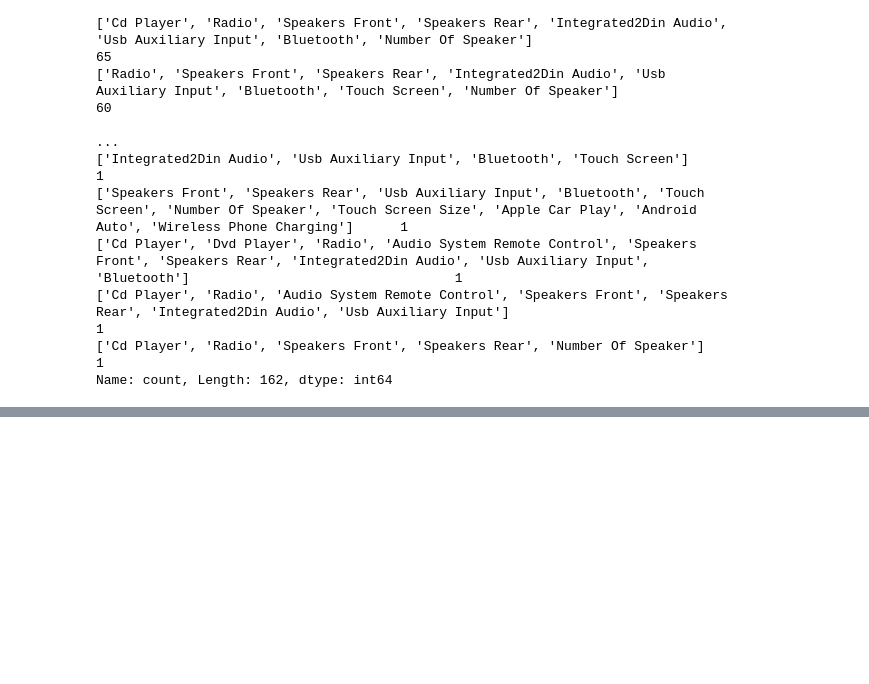
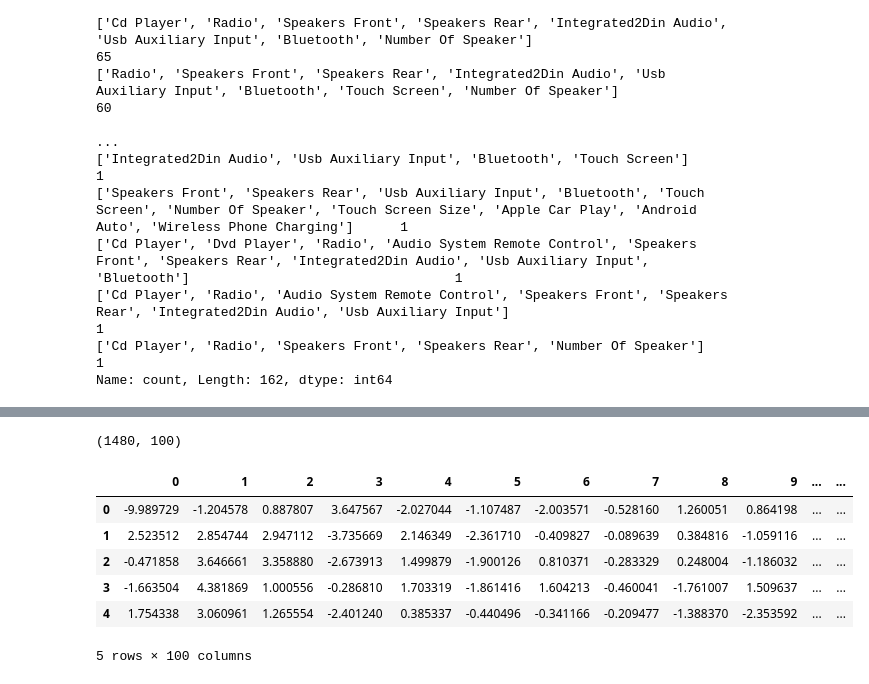
Before and after one commit to Nagasuruthi-R/car_dheko_machine_learning, a Jupyter notebook: project/Preprocessing_datas.ipynb, the cells around one changed output, grey strips where cells are left out. Drawn from its saved outputs; the diff is of its cells as text; code cells hidden in the pictures; blank space fills up the shorter version.

Commit message:
preprocessed car

```diff
--- a/project/Preprocessing_datas.ipynb
+++ b/project/Preprocessing_datas.ipynb
@@ -737,2 +731,4 @@ df_encoded = pd.get_dummies(df, columns=columns_to_encode)
 # %%
 df.to_excel('preprocessed_bangalore_cars.xlsx', index=False)
+# %%
+df = pd.read_excel('../preprocessed_cars/preprocessed_bangalore_cars.xlsx')
@@ -738,0 +745,13 @@ df.to_excel('preprocessed_bangalore_cars.xlsx', index=False)
+# %%
+# One-Hot Encoding for nominal columns
+nominal_cols = ['Car_Model','Insurance_Validity_Period','Fuel_Type', 'Regional_Transport_Office', 'Transmission_Type',
+                'Battery_Type', 'Original_Equipment_Manufacturer', 'Variant_Name', 'city']
+
+df = pd.get_dummies(df, columns=nominal_cols, drop_first=True)
+# %%
+# Example for handling one feature column like 'Top_Features'
+df['Safety_Features'] = df['Safety_Features'].str.split(',')
+
+# Expand and One-Hot Encode
+df_top_features = df['Safety_Features'].explode().str.strip().str.get_dummies().groupby(level=0).max()
+df = pd.concat([df, df_top_features], axis=1).drop(columns=['Safety_Features'])
@@ -738,0 +788,30 @@ df.to_excel('preprocessed_bangalore_cars.xlsx', index=False)
+# %%
+from sklearn.decomposition import PCA
+from sklearn.preprocessing import StandardScaler
+
+# Assuming encoded_df is your one-hot encoded DataFrame
+X = df.values
+
+# Standardize the data
+scaler = StandardScaler()
+X_scaled = scaler.fit_transform(X)
+
+# Apply PCA
+pca = PCA(n_components=100)  # You can choose the number of components based on explained variance
+X_pca = pca.fit_transform(X_scaled)
+
+# Convert back to DataFrame
+pca_df = pd.DataFrame(X_pca)
+print(pca_df.shape)  # Should show (number of samples, 100) if you set n_components=100
+# %% [output]
+(1480, 100)
+# %%
+pca_df.head()
+# %% [output]
+|  | 0 | 1 | 2 | 3 | 4 | 5 | 6 | 7 | 8 | 9 | ... | ... |
+| 0 | -9.989729 | -1.204578 | 0.887807 | 3.647567 | -2.027044 | -1.107487 | -2.003571 | -0.528160 | 1.260051 | 0.864198 | ... | ... |
+| 1 | 2.523512 | 2.854744 | 2.947112 | -3.735669 | 2.146349 | -2.361710 | -0.409827 | -0.089639 | 0.384816 | -1.059116 | ... | ... |
+| 2 | -0.471858 | 3.646661 | 3.358880 | -2.673913 | 1.499879 | -1.900126 | 0.810371 | -0.283329 | 0.248004 | -1.186032 | ... | ... |
+| 3 | -1.663504 | 4.381869 | 1.000556 | -0.286810 | 1.703319 | -1.861416 | 1.604213 | -0.460041 | -1.761007 | 1.509637 | ... | ... |
+| 4 | 1.754338 | 3.060961 | 1.265554 | -2.401240 | 0.385337 | -0.440496 | -0.341166 | -0.209477 | -1.388370 | -2.353592 | ... | ... |
+5 rows × 100 columns
```
Also changed, not shown: parts of 8 cells of this notebook, 18 other files.
